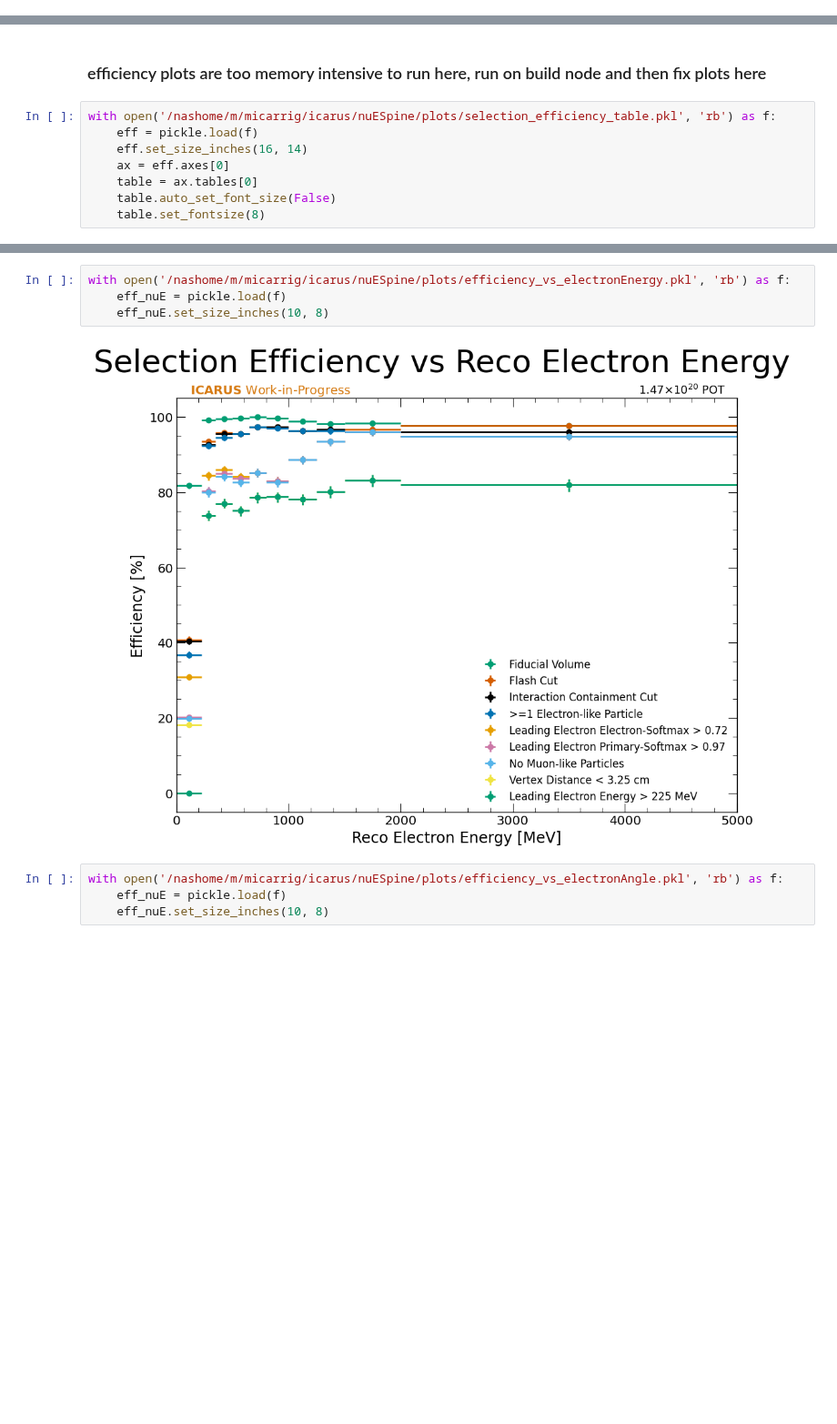
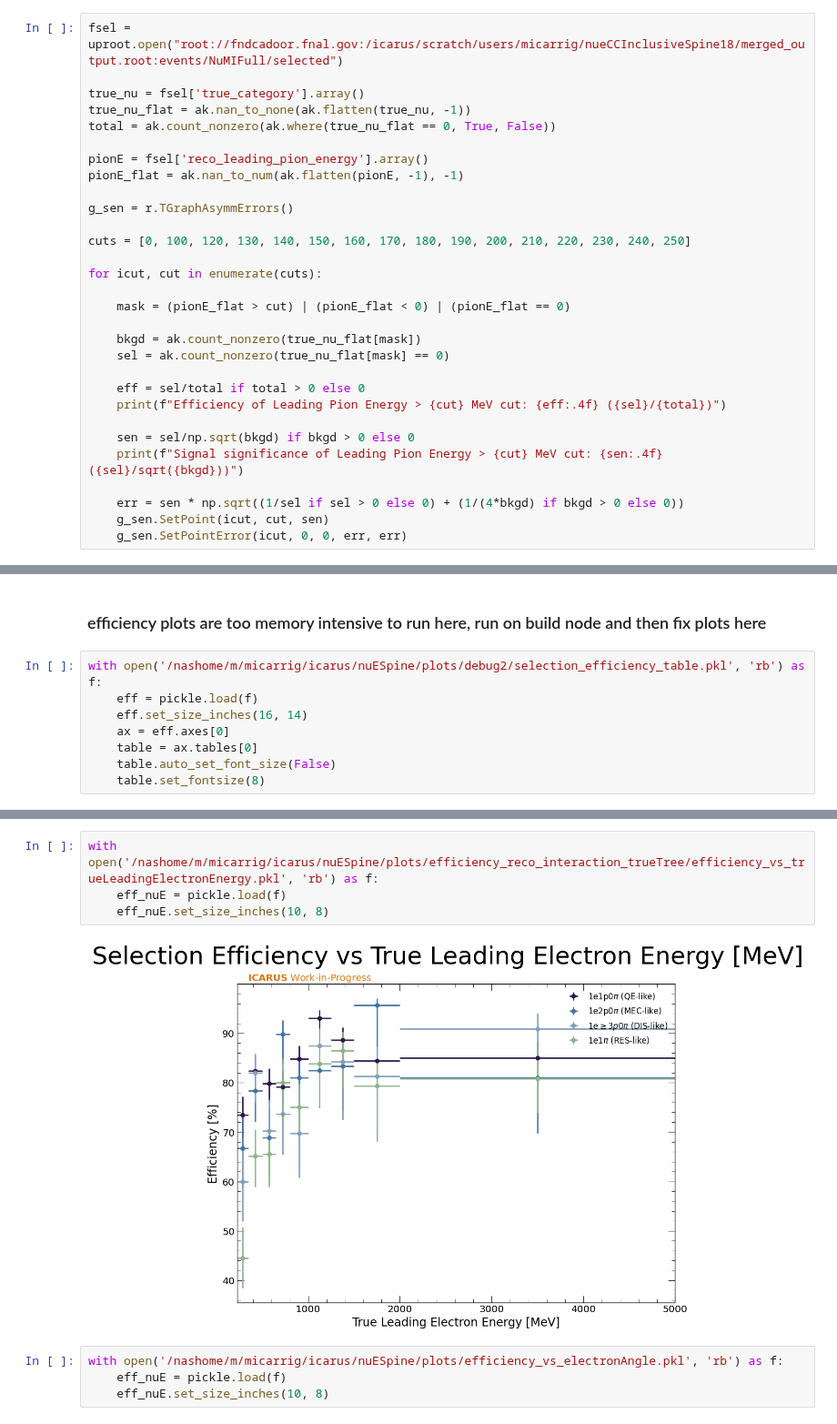
Before and after one commit to justinjmueller/medulla, a Jupyter notebook: analysis/selections.ipynb, the cells around one changed output, grey strips where cells are left out. Shown at 91% size. Cells and saved outputs as stored; diff of their text form; blank space fills up the shorter version.

Commit message:
working systematic error bands in efficiency plots, compare to standalone version in testEffSyst.ipynb

```diff
--- a/analysis/selections.ipynb
+++ b/analysis/selections.ipynb
@@ -422,0 +496,30 @@ Warning in <TCanvas::Constructor>: Deleting canvas with same name: c1
+# %%
+fsel = uproot.open("root://fndcadoor.fnal.gov:/icarus/scratch/users/micarrig/nueCCInclusiveSpine18/merged_output.root:events/NuMIFull/selected")
+
+true_nu = fsel['true_category'].array()
+true_nu_flat = ak.nan_to_none(ak.flatten(true_nu, -1))
+total = ak.count_nonzero(ak.where(true_nu_flat == 0, True, False))
+
+pionE = fsel['reco_leading_pion_energy'].array()
+pionE_flat = ak.nan_to_num(ak.flatten(pionE, -1), -1)
+
+g_sen = r.TGraphAsymmErrors()
+
+cuts = [0, 100, 120, 130, 140, 150, 160, 170, 180, 190, 200, 210, 220, 230, 240, 250]
+
+for icut, cut in enumerate(cuts):
+
+    mask = (pionE_flat > cut) | (pionE_flat < 0) | (pionE_flat == 0)
+
+    bkgd = ak.count_nonzero(true_nu_flat[mask])
+    sel = ak.count_nonzero(true_nu_flat[mask] == 0)
+
+    eff = sel/total if total > 0 else 0
+    print(f"Efficiency of Leading Pion Energy > {cut} MeV cut: {eff:.4f} ({sel}/{total})")
+
+    sen = sel/np.sqrt(bkgd) if bkgd > 0 else 0
+    print(f"Signal significance of Leading Pion Energy > {cut} MeV cut: {sen:.4f} ({sel}/sqrt({bkgd}))")
+
+    err = sen * np.sqrt((1/sel if sel > 0 else 0) + (1/(4*bkgd) if bkgd > 0 else 0))
+    g_sen.SetPoint(icut, cut, sen)
+    g_sen.SetPointError(icut, 0, 0, err, err)
@@ -657,7 +806,7 @@ c1.SetLogy(1)
 # %% [markdown]
 ### efficiency plots are too memory intensive to run here, run on build node and then fix plots here
 # %%
-with open('/nashome/m/micarrig/icarus/nuESpine/plots/selection_efficiency_table.pkl', 'rb') as f:
+with open('/nashome/m/micarrig/icarus/nuESpine/plots/debug2/selection_efficiency_table.pkl', 'rb') as f:
     eff = pickle.load(f)
     eff.set_size_inches(16, 14)
     ax = eff.axes[0]
@@ -691,11 +840,11 @@ with open('/nashome/m/micarrig/icarus/nuESpine/plots/efficiency_vs_energy.pkl',
 # %% [output]
 [figure]
 # %%
-with open('/nashome/m/micarrig/icarus/nuESpine/plots/efficiency_vs_electronEnergy.pkl', 'rb') as f:
+with open('/nashome/m/micarrig/icarus/nuESpine/plots/efficiency_reco_interaction_trueTree/efficiency_vs_trueLeadingElectronEnergy.pkl', 'rb') as f:
     eff_nuE = pickle.load(f)
     eff_nuE.set_size_inches(10, 8)
 # %% [output]
-[figure, old version]
+[figure, new version]
 # %%
 with open('/nashome/m/micarrig/icarus/nuESpine/plots/efficiency_vs_electronAngle.pkl', 'rb') as f:
     eff_nuE = pickle.load(f)
```
Also changed, not shown: parts of 15 cells of this notebook, 7 other files.
